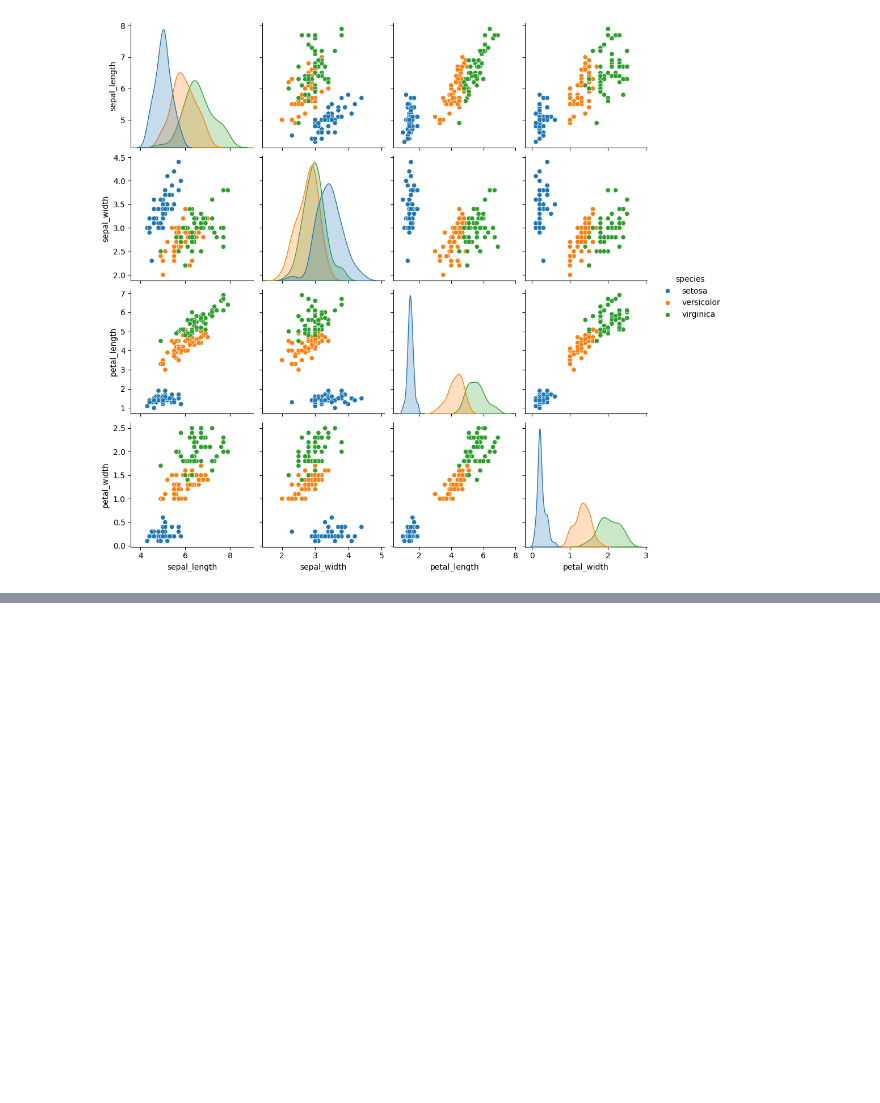
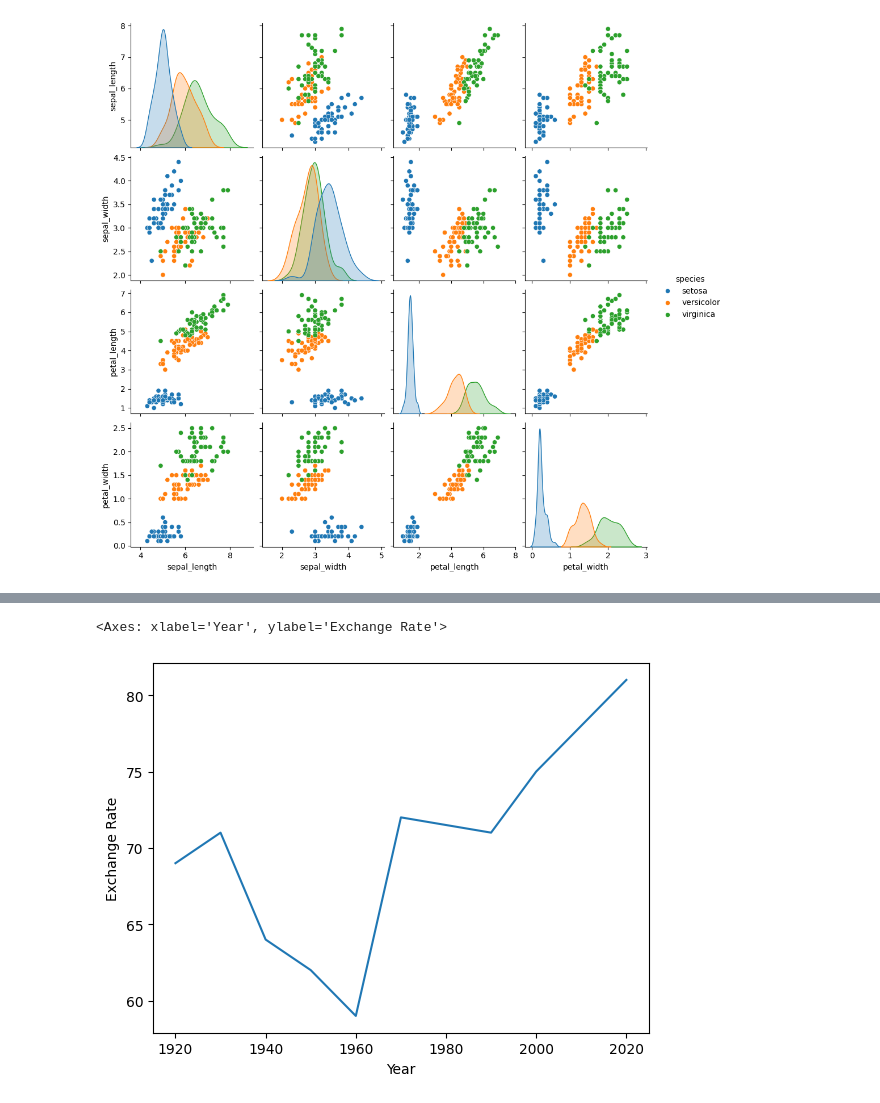
Before and after one commit to Arnab-apk/Gen_AI, a Jupyter notebook: seaborn.ipynb, the cells around one changed output, grey strips where cells are left out. Saved outputs shown, nothing was run; the diff lists cells and outputs as text; code cells hidden in the pictures; blank space fills up the shorter version.

```diff
--- a/seaborn.ipynb
+++ b/seaborn.ipynb
@@ -58,3 +59,9 @@ sns.pairplot(df,hue='species',height=2.5)
 # %% [output]
 <seaborn.axisgrid.PairGrid at 0x...>
 [figure]
+# %%
+import pandas as pd
+Data={'Year':[1920,1930,1940,1950,1960,1970,1990,2000,2010,2020],
+      'Exchange Rate':[69,71,64,62,59,72,71,75,78,81]}
+df1=pd.DataFrame(Data)
+df1.head(5)
@@ -60,0 +75,5 @@ sns.pairplot(df,hue='species',height=2.5)
+# %%
+sns.lineplot(x=df1["Year"], y=df1["Exchange Rate"])
+# %% [output]
+<Axes: xlabel='Year', ylabel='Exchange Rate'>
+[figure, added]
```
Also changed, not shown: parts of 3 cells of this notebook, 1 other file.
